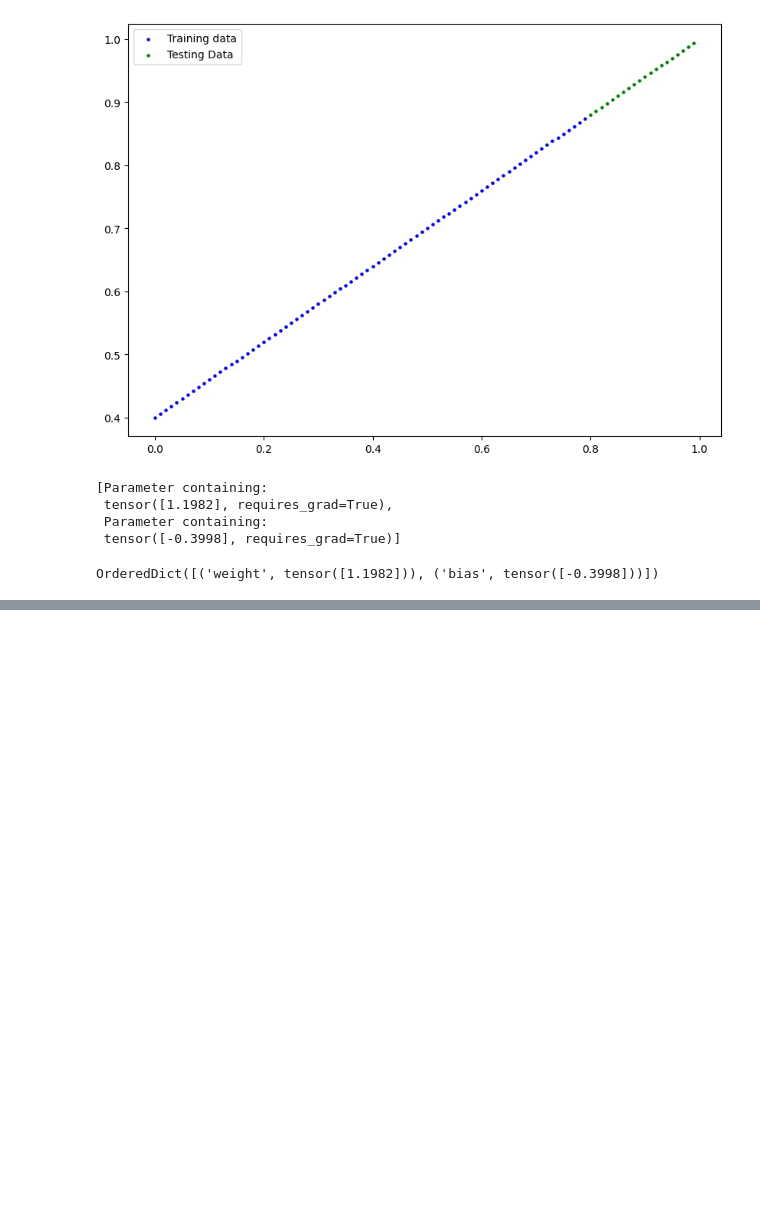
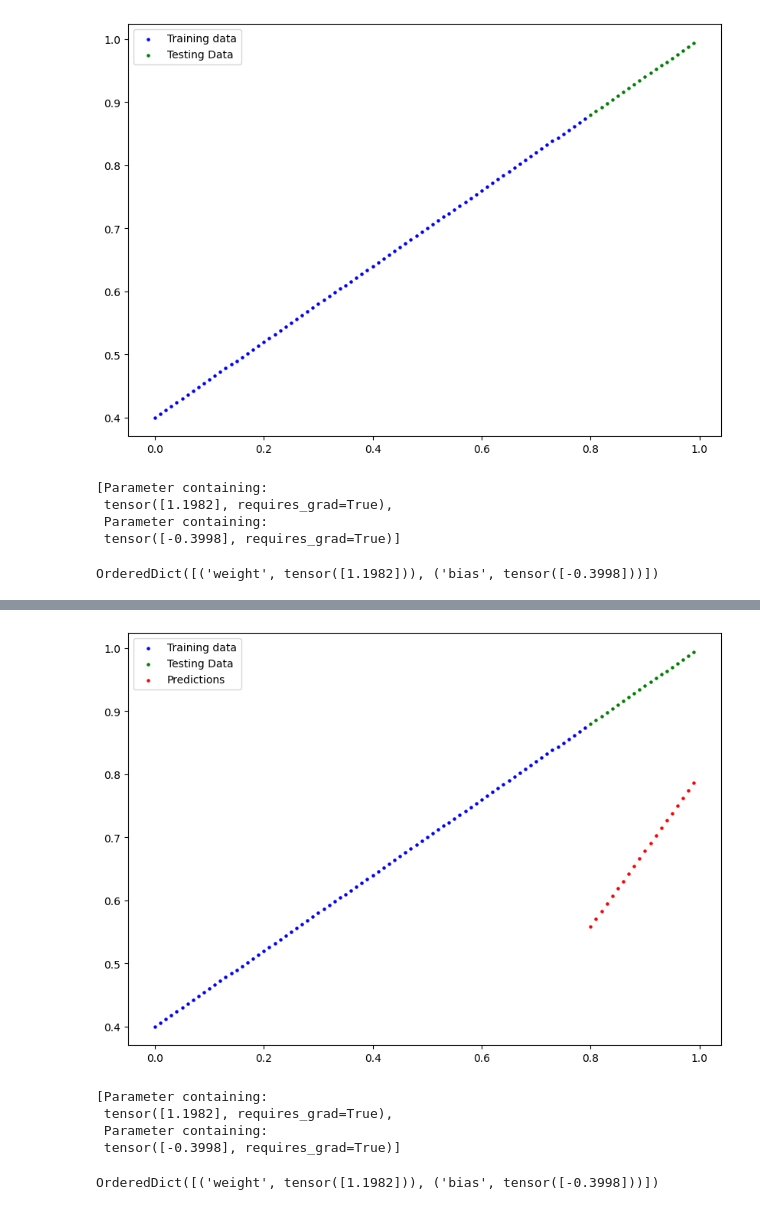
Before and after one commit to Shadoww002/DeepLearning-PyTorch, a Jupyter notebook: Chapter 1 – PyTorch Workflow/Workflow.ipynb, the cells around one changed output, grey strips where cells are left out. Saved outputs shown, nothing was run; the diff lists cells and outputs as text; code cells hidden in the pictures; blank space fills up the shorter version.

```diff
--- a/Chapter 1 – PyTorch Workflow/Workflow.ipynb
+++ b/Chapter 1 – PyTorch Workflow/Workflow.ipynb
@@ -109,3 +109,11 @@ list(model_0.parameters())
 model_0.state_dict()
 # %% [output]
 OrderedDict([('weight', tensor([1.1982])), ('bias', tensor([-0.3998]))])
+# %%
+## Making Predictions
+# y_pred = model_0(X_test);
+# y_pred
+
+# Make predictions with model
+with torch.inference_mode():
+    y_preds = model_0(X_test)
@@ -111,0 +143,16 @@ OrderedDict([('weight', tensor([1.1982])), ('bias', tensor([-0.3998]))])
+# %%
+# y_pred.detach().numpy()
+plot_predictions(predictions = y_preds)
+# %% [output]
+[figure, added]
+# %%
+list(model_0.parameters())
+# %% [output]
+[Parameter containing:
+ tensor([1.1982], requires_grad=True),
+ Parameter containing:
+ tensor([-0.3998], requires_grad=True)]
+# %%
+model_0.state_dict()
+# %% [output]
+OrderedDict([('weight', tensor([1.1982])), ('bias', tensor([-0.3998]))])
```
Also changed, not shown: parts of 9 cells of this notebook.
